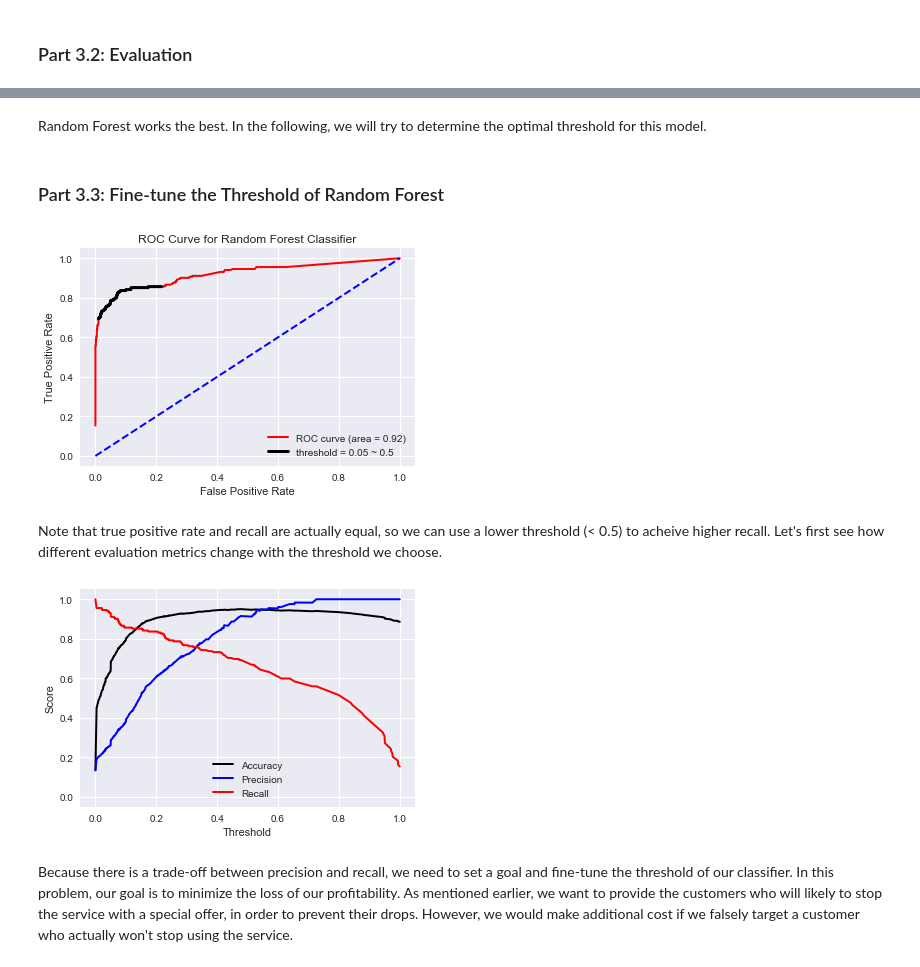
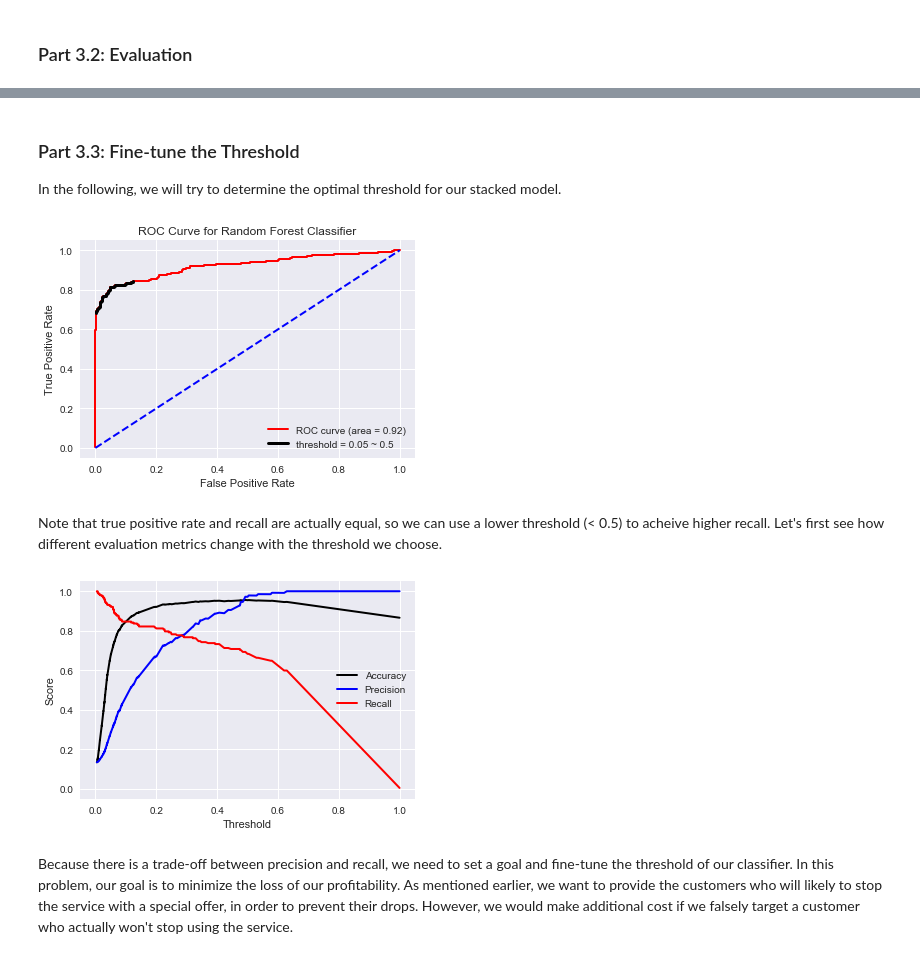
Before and after one commit to liyenhsu/User-Churn-Prediction, a Jupyter notebook: churn.ipynb, the cells around one changed output, grey strips where cells are left out. Saved outputs shown, nothing was run; the diff lists cells and outputs as text; code cells hidden in the pictures.

```diff
--- a/churn.ipynb
+++ b/churn.ipynb
@@ -455,3 +456,16 @@ Best parameters set:
 {'C': 54.954087385762456}
 # %%
 y_pred_svm = svm.predict(X_test)
+# %%
+xgb = XGBClassifier(random_state=0)
+parameters = {
+    'learning_rate': [0.025,0.05,0.1],
+    'max_depth': [3,4,5],
+    'subsample': [0.25,0.5,1.0],
+    'reg_lambda': [1,2,3],
+    'reg_alpha': [0,1,2]
+}
+
+warnings.filterwarnings('ignore', category=DeprecationWarning)
+Grid_XGB = GridSearchCV(xgb, parameters, scoring=F1, n_jobs=-1)
+Grid_XGB.fit(X_train, y_train)
@@ -457,0 +484,4 @@ y_pred_svm = svm.predict(X_test)
+# %%
+xgb = Grid_XGB.best_estimator_
+print 'Best score: ', Grid_XGB.best_score_
+print 'Best parameters set: \n', Grid_XGB.best_params_
@@ -526,0 +572,13 @@ F1 score is 0.752688172043
+# %%
+# average the predicted probabilities to make predictions
+y_prob_rf = rf.predict_proba(X_test)[:,1]
+y_prob_svm = svm.predict_proba(X_test)[:,1]
+y_prob_xgb = xgb.predict_proba(X_test)[:,1]
+y_prob = y_prob_rf/3.0 + y_prob_svm/3.0 + y_prob_xgb/3.0
+y_avg = y_prob >= 0.5
+
+confusion_matrices = [
+    ("Stacked Model", confusion_matrix(y_test, y_avg))
+]
+
+draw_confusion_matrices(confusion_matrices)
@@ -527,32 +592,30 @@ F1 score is 0.752688172043
 # %% [markdown]
-Random Forest works the best. In the following, we will try to determine the optimal threshold for this model.
+### Part 3.3: Fine-tune the Threshold
+In the following, we will try to determine the optimal threshold for our stacked model.
-# %% [markdown]
-### Part 3.3: Fine-tune the Threshold of Random Forest
 # %%
 from sklearn.metrics import roc_curve, roc_auc_score
 
 # use the predicted probability to make the ROC curve
-y_prob = rf.predict_proba(X_test)[:,1]
 fpr, tpr, thresh = roc_curve(y_test, y_prob, pos_label=1)
 roc_auc = roc_auc_score(y_test, y_prob)
 
 # These are the points at threshold = 0.1~0.5
 x1 = fpr[(thresh <= 0.5) & (thresh >= 0.1)]
 x2 = tpr[(thresh <= 0.5) & (thresh >= 0.1)]
 
 fig = plt.figure()
 plt.plot(fpr, tpr, color='r', lw=2, label='ROC curve (area = {:.2f})'.format(roc_auc))
 plt.plot([0, 1], [0, 1], color='b', lw=2, linestyle='--')
 plt.plot(x1, x2, color='k', lw=3, label='threshold = 0.05 ~ 0.5')
 plt.xlim([-0.05, 1.05])
 plt.ylim([-0.05, 1.05])
 plt.xlabel('False Positive Rate')
 plt.ylabel('True Positive Rate')
 plt.title('ROC Curve for Random Forest Classifier')
 plt.legend(loc="lower right")
 plt.show()
 # %% [output]
-[figure, old version]
+[figure, new version]
 # %% [markdown]
 Note that true positive rate and recall are actually equal, so we can use a lower threshold (< 0.5) to acheive higher recall. Let's first see how different evaluation metrics change with the threshold we choose.
 # %%
@@ -583,7 +646,7 @@ plt.ylabel('Score')
 plt.legend(loc="lower")
 plt.show()
 # %% [output]
-[figure, old version]
+[figure, new version]
 # %% [markdown]
 Because there is a trade-off between precision and recall, we need to set a goal and fine-tune the threshold of our classifier. In this problem, our goal is to minimize the loss of our profitability. As mentioned earlier, we want to provide the customers who will likely to stop the service with a special offer, in order to prevent their drops. However, we would make additional cost if we falsely target a customer who actually won't stop using the service.
 # %% [markdown]
```
Also changed, not shown: parts of 13 cells of this notebook.
